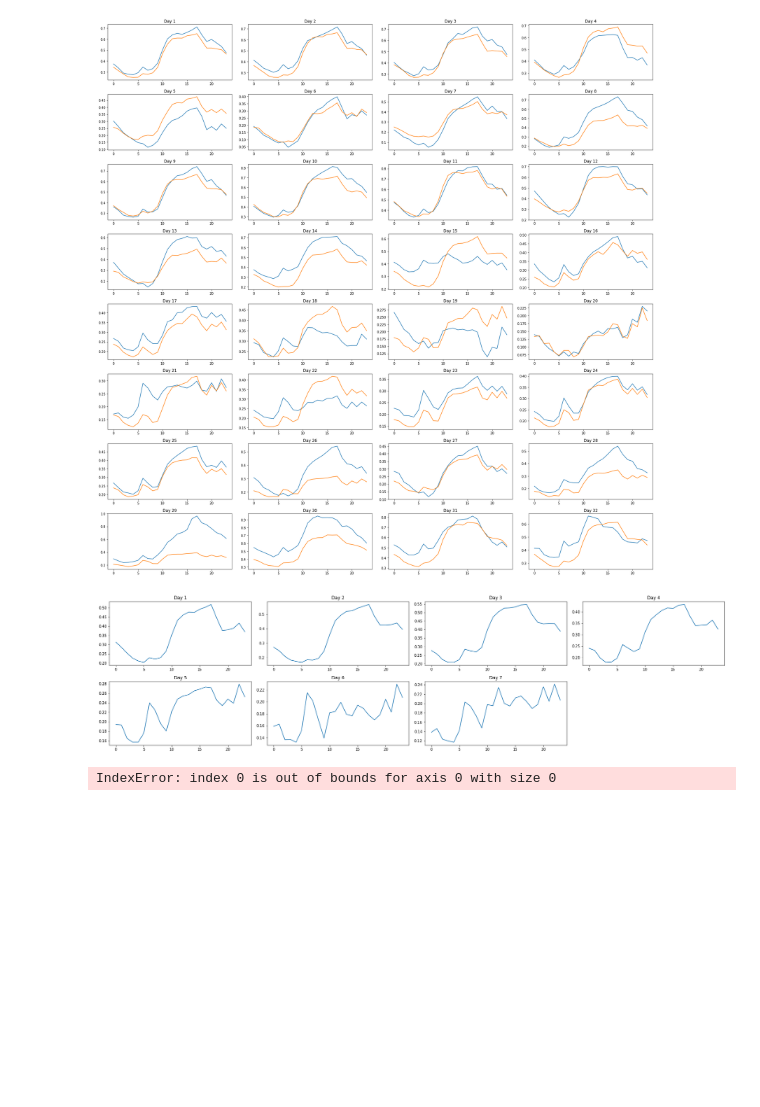
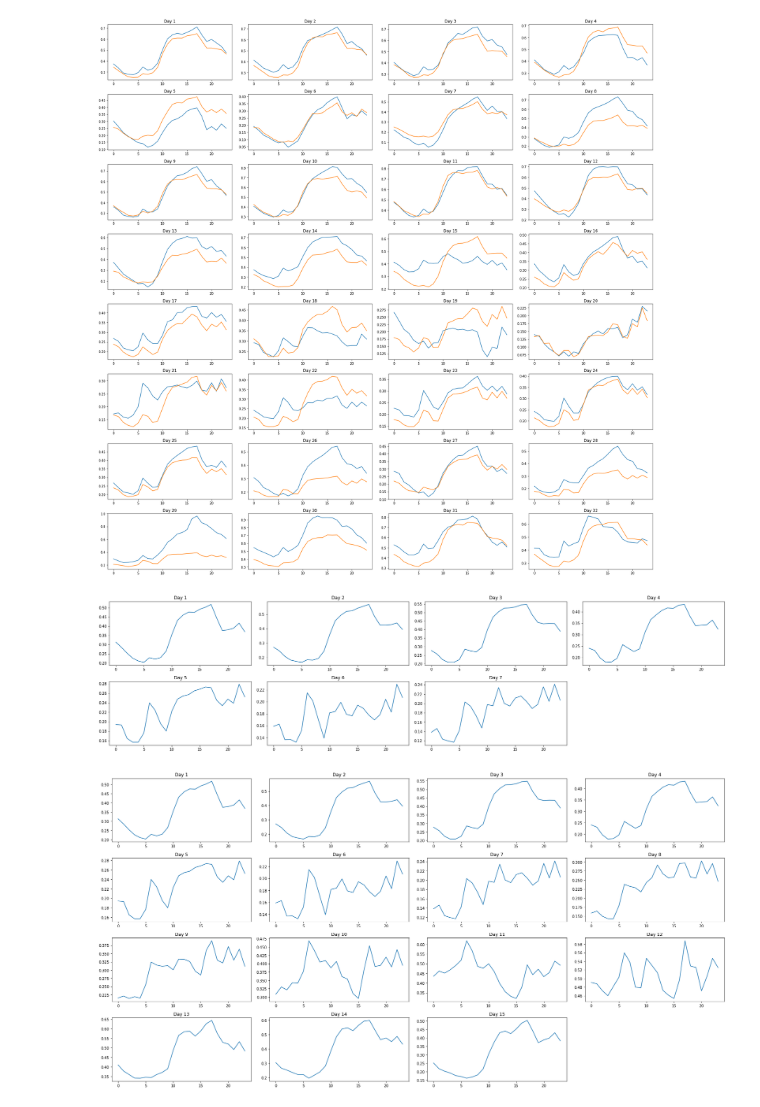
Before and after one commit to Prakash2403/SIH-2k18, a Jupyter notebook: Analysis.ipynb, the cells around one changed output. Drawn from its saved outputs; the diff is of its cells as text; code cells hidden in the pictures; blank space fills up the shorter version.

```diff
--- a/Analysis.ipynb
+++ b/Analysis.ipynb
@@ -310,18 +310,18 @@ def plot_data_between_dates(start_date, end_date):
     data.drop(['date'], axis=1, inplace=True)
     return data
 # %%
-start_date = (2008, 3, 30)
-end_date =(2008, 4, 20)
+start_date = (2008, 6, 30)
+end_date =(2008, 7, 20)
 model.load_weights('model_weights/best_RNN_weights.hdf5')
 if datetime(start_date[0], start_date[1], start_date[2]) > datetime.strptime(load_data_with_date.loc[load_data_with_date.index[-1]]['date'], "%Y-%m-%d"):
     input_data = X_test[-1]
     num_days = 15
 else:
     data = plot_data_between_dates(start_date, end_date)
     input_data = scaled_load_data.loc[data.index[0] - window_size + 1: data.index[0]]
     num_days = len(data.index) if len(data.index) < 15 else 15
 input_data = numpy.asarray(numpy.reshape(numpy.asarray(input_data), (1, window_size, 24)))
 outputs = predict_future(model, input_data, num_days)
 plot_future_prediction(outputs)
 # %% [output]
-IndexError: index 0 is out of bounds for axis 0 with size 0
+[figure, added]
```
Also changed, not shown: parts of 2 cells of this notebook.
